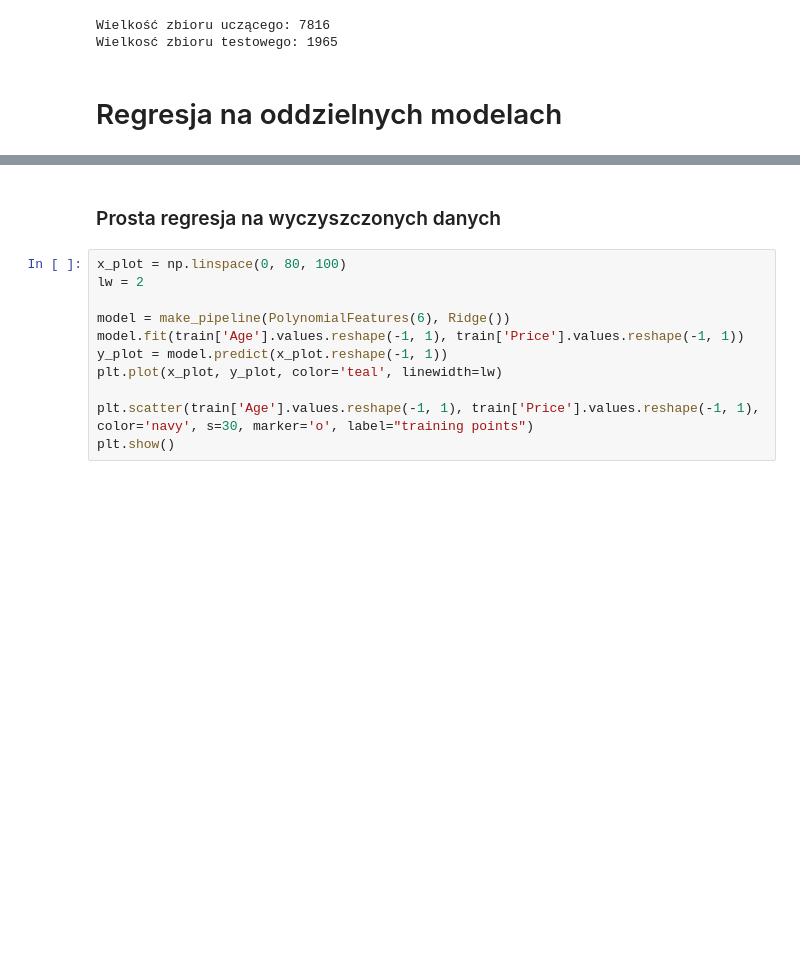
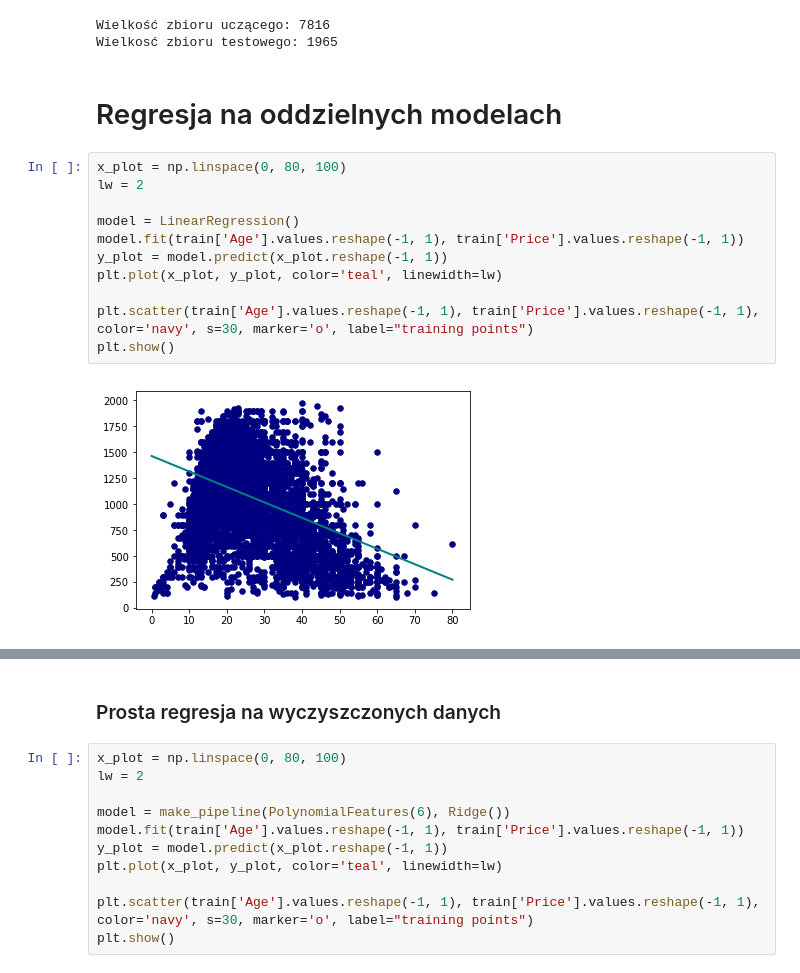
Before and after one commit to jedrek1993/Regresja, a Jupyter notebook: Regresja.ipynb, the cells around one changed output, grey strips where cells are left out. Drawn from its saved outputs; the diff is of its cells as text; blank space fills up the shorter version.

```diff
--- a/Regresja.ipynb
+++ b/Regresja.ipynb
@@ -83,3 +83,16 @@ Wielkość zbioru uczącego: 7816
 Wielkosć zbioru testowego: 1965
 # %% [markdown]
 # Regresja na oddzielnych modelach
+# %%
+x_plot = np.linspace(0, 80, 100)
+lw = 2
+
+model = LinearRegression()
+model.fit(train['Age'].values.reshape(-1, 1), train['Price'].values.reshape(-1, 1))
+y_plot = model.predict(x_plot.reshape(-1, 1))
+plt.plot(x_plot, y_plot, color='teal', linewidth=lw)
+
+plt.scatter(train['Age'].values.reshape(-1, 1), train['Price'].values.reshape(-1, 1), color='navy', s=30, marker='o', label="training points")
+plt.show()
+# %% [output]
+[figure, added]
```
Also changed, not shown: parts of 5 cells of this notebook.
